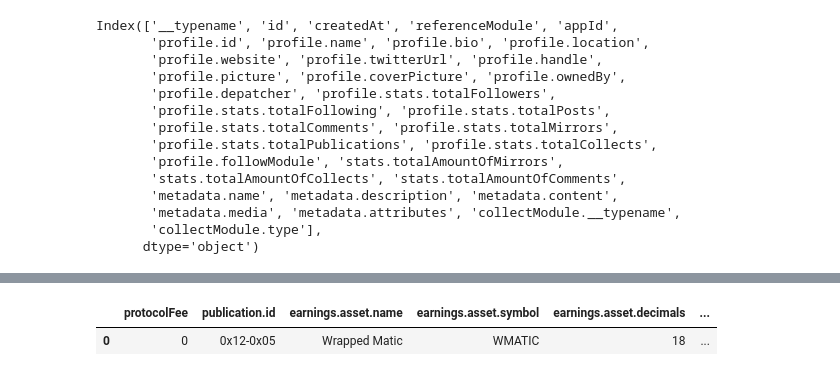
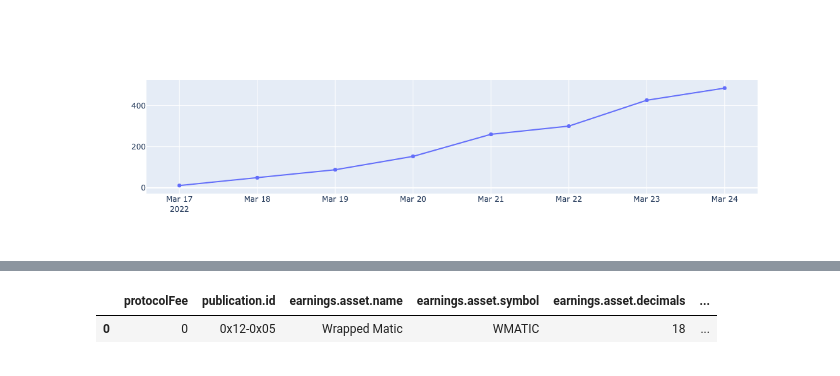
Before and after one commit to Nathan2Warren/Ainsley, a Jupyter notebook: notebooks/plots.ipynb, the cells around one changed output, grey strips where cells are left out. Cells and saved outputs as stored; diff of their text form; code cells hidden in the pictures.

```diff
--- a/notebooks/plots.ipynb
+++ b/notebooks/plots.ipynb
@@ -9,0 +48,5 @@ import data_fetcher as f
+# %%
+fig = go.Figure(go.Scatter(y = timeseries_cumsum['data.globalProtocolStats.totalProfiles'], x = timeseries_cumsum['start']))
+fig.show()
+# %% [output]
+[figure, added]
@@ -14,20 +57,3 @@ df = f.GraphQLClient.get_publications(profile_id='0x3b', normalize=True)
-# %%
-df.columns
-# %% [output]
-Index(['__typename', 'id', 'createdAt', 'referenceModule', 'appId',
-       'profile.id', 'profile.name', 'profile.bio', 'profile.location',
-       'profile.website', 'profile.twitterUrl', 'profile.handle',
-       'profile.picture', 'profile.coverPicture', 'profile.ownedBy',
-       'profile.depatcher', 'profile.stats.totalFollowers',
-       'profile.stats.totalFollowing', 'profile.stats.totalPosts',
-       'profile.stats.totalComments', 'profile.stats.totalMirrors',
-       'profile.stats.totalPublications', 'profile.stats.totalCollects',
-       'profile.followModule', 'stats.totalAmountOfMirrors',
-       'stats.totalAmountOfCollects', 'stats.totalAmountOfComments',
-       'metadata.name', 'metadata.description', 'metadata.content',
-       'metadata.media', 'metadata.attributes', 'collectModule.__typename',
-       'collectModule.type'],
-      dtype='object')
 # %%
 profile_revenues = []
 for idx,i in enumerate(profile_ids):
```
Also changed, not shown: parts of 17 cells of this notebook, 2 other files.
